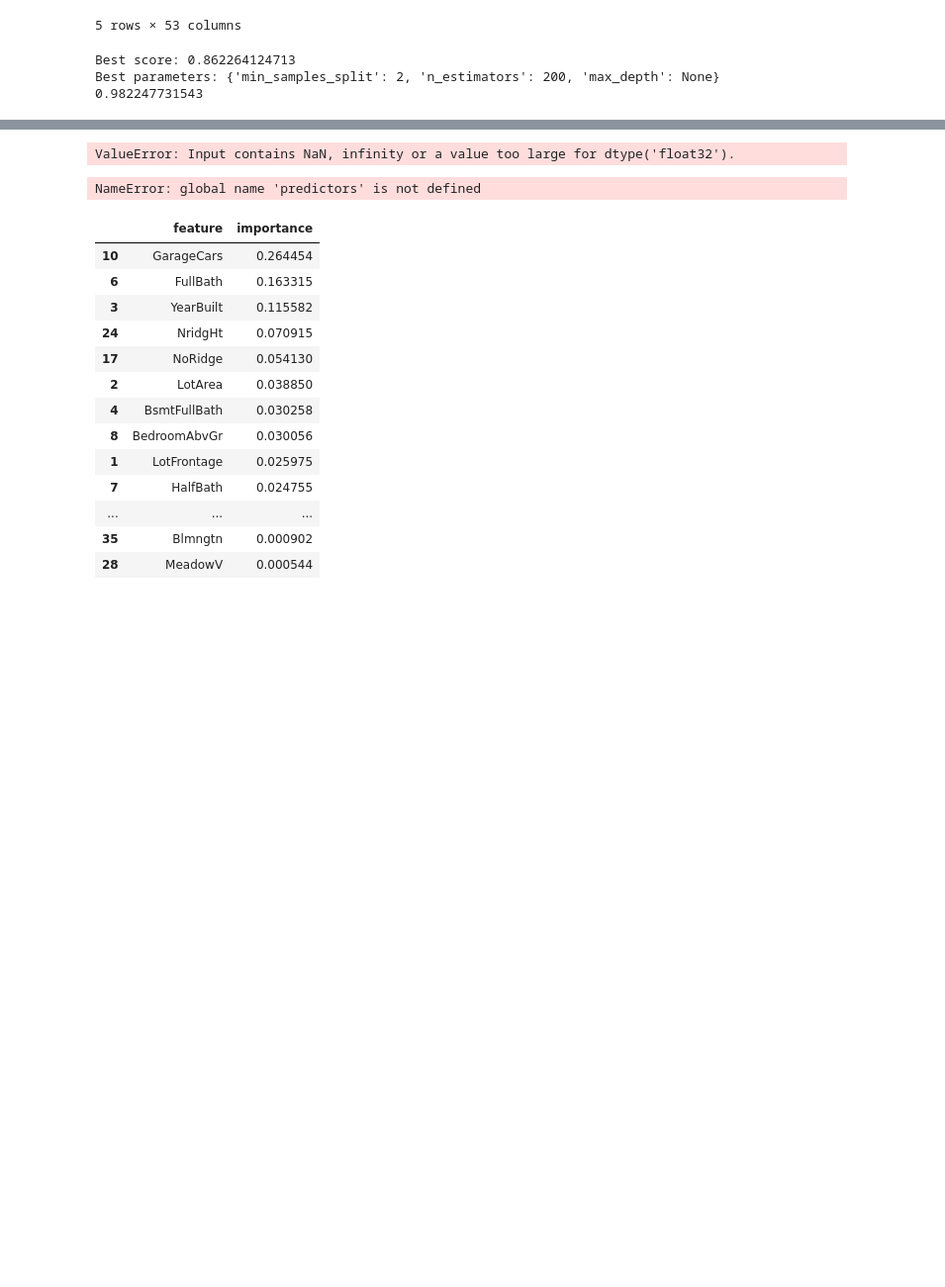
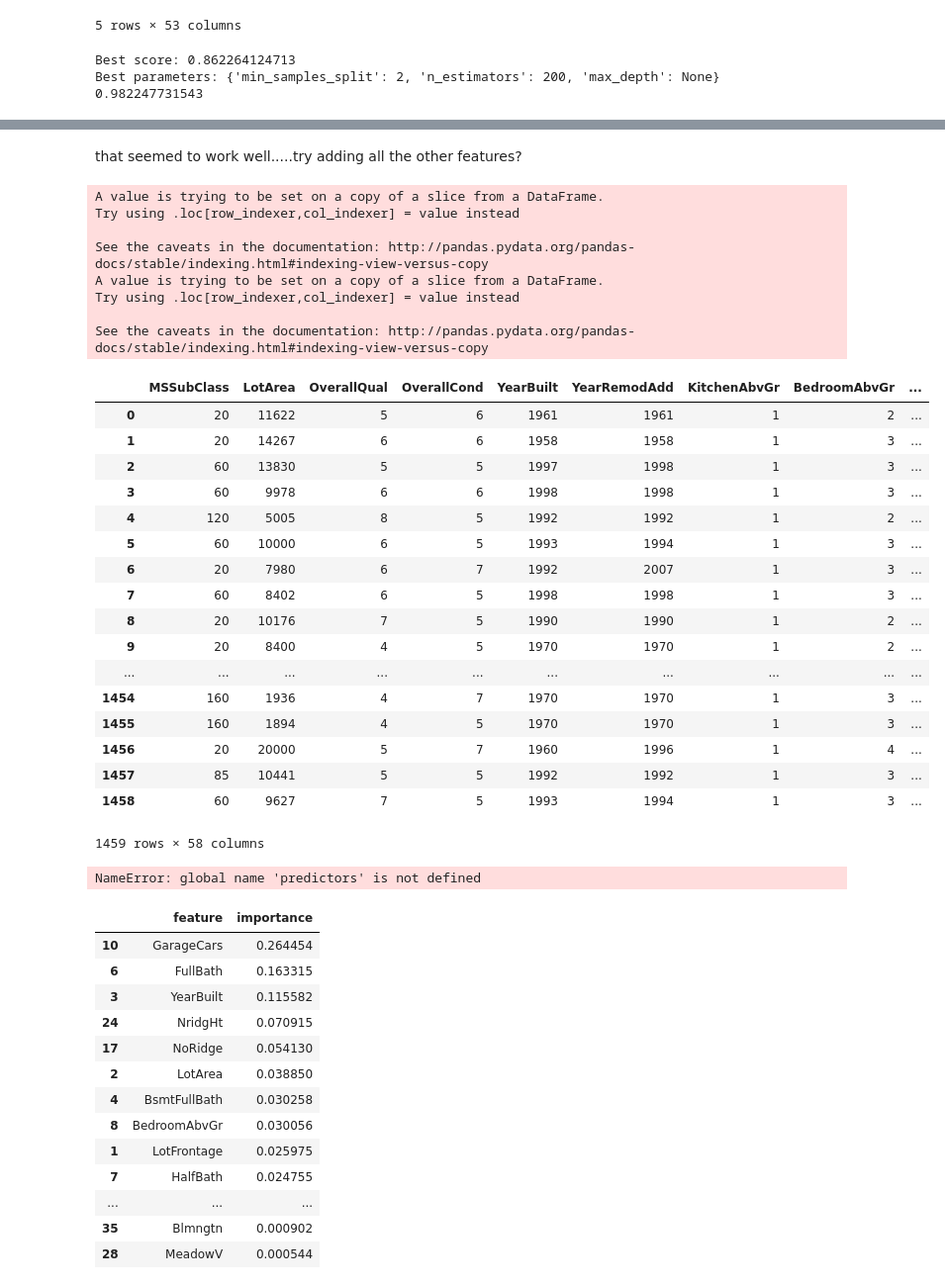
Before and after one commit to CatherineBacon/Kaggle_House_Prices, a Jupyter notebook: house prices-version2.ipynb, the cells around one changed output, grey strips where cells are left out. Shown at 99% size. Drawn from its saved outputs; the diff is of its cells as text; code cells hidden in the pictures; blank space fills up the shorter version.

```diff
--- a/house prices-version2.ipynb
+++ b/house prices-version2.ipynb
@@ -537,8 +537,5 @@ Best parameters: {'min_samples_split': 2, 'n_estimators': 200, 'max_depth': None
 # %%
 #test.info()
 test_df.BsmtFinSF1 = test_df.BsmtFinSF1.fillna(0)
-test_df.BsmtFinSF2 = test_df.Bsm.fillna(0)
-
-BsmtFinSF1      1458 non-null float64
-BsmtFinSF2      1458 non-null float64
-BsmtUnfSF
+test_df.BsmtFinSF2 = test_df.BsmtFinSF2.fillna(0)
+test_df.BsmtUnfSF = test_df.BsmtUnfSF.fillna(0)
@@ -566,5 +545,61 @@ df_output = pd.DataFrame()
 df_output['Id'] = test['Id']
 df_output['SalePrice'] = output
 df_output[['Id', 'SalePrice']].to_csv('results10.csv', index=False)
-# %% [output]
-ValueError: Input contains NaN, infinity or a value too large for dtype('float32').
+# %% [markdown]
+that seemed to work well.....try adding all the other features?
+# %%
+# features which could be numeric:
+# ExterQual: Po:0, Fa:1,TA:2, Gd:3, Ex:4
+# ExterCond: Po:0, Fa:1, TA:2, Gd:3, Ex:4
+# HeatingQC: Po:0, Fa:1, TA:2, Gd:3, Ex:4
+# KitchenQual: Po:0, Fa:1, TA:2, Gd:3, Ex:4
+
+quality = {'Po':0, 'Fa':1, 'TA':2, 'Gd': 3, 'Ex': 4}
+qual_fea = ['ExterQual',"ExterCond","HeatingQC", "KitchenQual"]
+
+def process_Quality(qual_fea,df,orig):
+    for fea in qual_fea:
+        df[fea] = orig[fea].map(quality)
+    return df
+
+# CentralAir: N:0, Y:1
+def process_CentralAir(df,orig):
+    df['CentralAir'] = orig.apply(
+            lambda r : 1\
+            if r.CentralAir=='Y' \
+            else 0, axis=1
+        )
+    return df
+# %%
+process_Quality(qual_fea,train_df,train)
+process_Quality(qual_fea,test_df,test)
+
+process_CentralAir(train_df,train)
+process_CentralAir(test_df,test)
+# %% [output]
+A value is trying to be set on a copy of a slice from a DataFrame.
+Try using .loc[row_indexer,col_indexer] = value instead
+
+See the caveats in the documentation: http://pandas.pydata.org/pandas-docs/stable/indexing.html#indexing-view-versus-copy
+A value is trying to be set on a copy of a slice from a DataFrame.
+Try using .loc[row_indexer,col_indexer] = value instead
+
+See the caveats in the documentation: http://pandas.pydata.org/pandas-docs/stable/indexing.html#indexing-view-versus-copy
+|  | MSSubClass | LotArea | OverallQual | OverallCond | YearBuilt | YearRemodAdd | KitchenAbvGr | BedroomAbvGr | ... |
+| 0 | 20 | 11622 | 5 | 6 | 1961 | 1961 | 1 | 2 | ... |
+| 1 | 20 | 14267 | 6 | 6 | 1958 | 1958 | 1 | 3 | ... |
+| 2 | 60 | 13830 | 5 | 5 | 1997 | 1998 | 1 | 3 | ... |
+| 3 | 60 | 9978 | 6 | 6 | 1998 | 1998 | 1 | 3 | ... |
+| 4 | 120 | 5005 | 8 | 5 | 1992 | 1992 | 1 | 2 | ... |
+| 5 | 60 | 10000 | 6 | 5 | 1993 | 1994 | 1 | 3 | ... |
+| 6 | 20 | 7980 | 6 | 7 | 1992 | 2007 | 1 | 3 | ... |
+| 7 | 60 | 8402 | 6 | 5 | 1998 | 1998 | 1 | 3 | ... |
+| 8 | 20 | 10176 | 7 | 5 | 1990 | 1990 | 1 | 2 | ... |
+| 9 | 20 | 8400 | 4 | 5 | 1970 | 1970 | 1 | 2 | ... |
+| ... | ... | ... | ... | ... | ... | ... | ... | ... | ... |
+| 1454 | 160 | 1936 | 4 | 7 | 1970 | 1970 | 1 | 3 | ... |
+| 1455 | 160 | 1894 | 4 | 5 | 1970 | 1970 | 1 | 3 | ... |
+| 1456 | 20 | 20000 | 5 | 7 | 1960 | 1996 | 1 | 4 | ... |
+| 1457 | 85 | 10441 | 5 | 5 | 1992 | 1992 | 1 | 3 | ... |
+| 1458 | 60 | 9627 | 7 | 5 | 1993 | 1994 | 1 | 3 | ... |
+1459 rows × 58 columns
```
Also changed, not shown: parts of 5 cells of this notebook.
